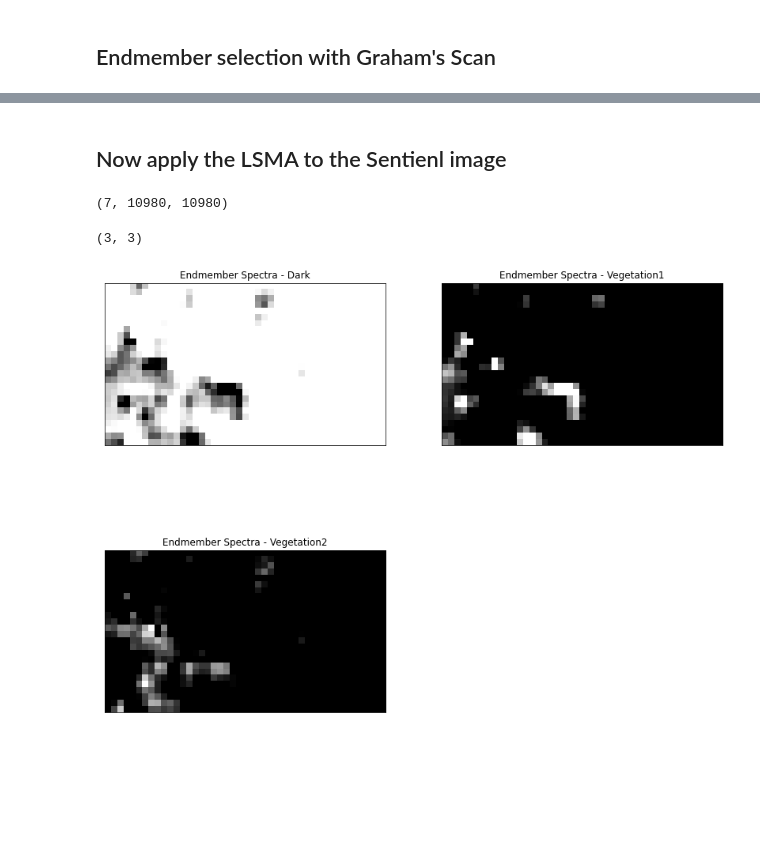
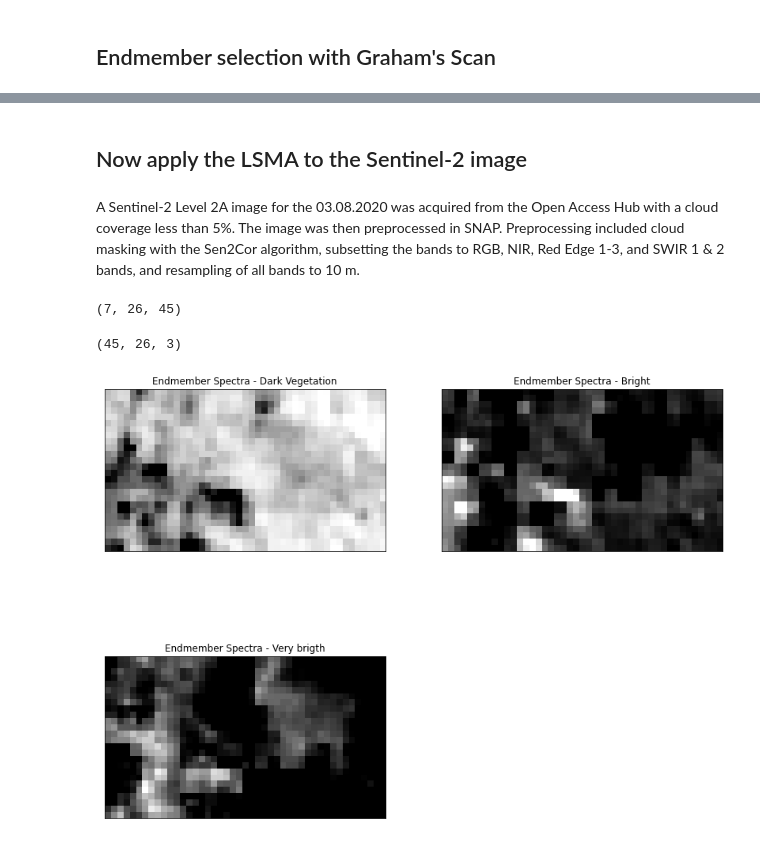
Before and after one commit to henriDierkes/SoftwareDev_Final, a Jupyter notebook: IntialTests.ipynb, the cells around one changed output, grey strips where cells are left out. Drawn from its saved outputs; the diff is of its cells as text; code cells hidden in the pictures; blank space fills up the shorter version.

```diff
--- a/IntialTests.ipynb
+++ b/IntialTests.ipynb
@@ -193,6 +208,6 @@ KeyboardInterrupt:
 # %%
 # load potential endmembers that were selected in QGIS
-with open('C:/Users/Henrike/SoftwareDev_Final/spectra2.json', 'r') as stream:
+with open('C:/Users/Henrike/Downloads/unmixing-master/unmixing-master/data/endmember.json', 'r') as stream:
     veg_pifs = json.load(stream)
 
 
@@ -210,6 +232,6 @@ endmember_coords = []
 for target in targets.keys():
     endmember_coords.extend(targets[target])
 
-# A known shade endmember
-shade_em = (684737.646655015530996, 9572833.687011148780584)
+# A known shade endmember derived from SNAP
+shade_em = (689549.735423172009178, 9538868.114587903022766)
 endmember_coords.append(shade_em)
@@ -228,0 +270,13 @@ ems, em_coords = endmembers_by_maximum_volume(hsi_post_mnf.T, hull_coords,
+# %%
+# Get the coordinate pairs that appeared in the convex hull
+hull_coords = [endmember_coords[i] for i in idx]
+
+# A follow-up search by maximum volume
+ems, em_coords = endmembers_by_maximum_volume(hsi_post_mnf.T, hull_coords,
+                                              shade_em, gt = gt, wkt = wkt)
+
+plt.close()
+vis_fs.plot_feature_space()
+
+vis_fs.plot_spectral_points(ems, fmt='r*')
+vis_fs.plot_2d_mixing_space(ems)
@@ -229,11 +288,13 @@ ems, em_coords = endmembers_by_maximum_volume(hsi_post_mnf.T, hull_coords,
 # %% [markdown]
-## Now apply the LSMA to the Sentienl image
+## Now apply the LSMA to the Sentinel-2 image
+# %% [markdown]
+A Sentinel-2 Level 2A image for the 03.08.2020 was acquired from the Open Access Hub with a cloud coverage less than 5%. The image was then preprocessed in SNAP. Preprocessing included cloud masking with the Sen2Cor algorithm, subsetting the bands to RGB, NIR, Red Edge 1-3, and SWIR 1 & 2 bands, and resampling of all bands to 10 m.
 # %%
 # laod image
-s2, gt, wkt = as_array('C:/Users/Henrike/SoftwareDev_Final/S2_20200803_full.tiff')
+s2, gt, wkt = as_array('C:/Users/Henrike/Downloads/unmixing-master/unmixing-master/data/S2_20200803.tiff')
 s2.shape
 # %% [output]
-(7, 10980, 10980)
+(7, 26, 45)
 # %%
 # reduce noise and dimensionality
 mnf = mnf_rotation(s2)
@@ -242,17 +303,17 @@ fcls_mapper = FCLSAbundanceMapper(mnf.T, gt, wkt, processes = 6)
 # apply fully contraint LSMA
 result = fcls_mapper.map_abundance(ems)
 # %%
-ems.shape
+result.shape
 # %% [output]
-(3, 3)
+(45, 26, 3)
 # %%
 fig = plt.figure(figsize = (14, 14))
 fig.subplots_adjust(hspace = -0.2)
-endmember_labels = ['Dark', 'Vegetation1', 'Vegetation2']
+endmember_labels = ['Dark Vegetation', 'Bright', 'Very brigth']
 for i in range(0, 3):
     ax = fig.add_subplot(221 + i, title = 'Endmember Spectra - %s' % endmember_labels[i])
     ax.imshow(result.T[i,...], cmap = cm.gray)
     ax.get_xaxis().set_visible(False)
     ax.get_yaxis().set_visible(False)
 # %% [output]
-[figure, old version]
+[figure, new version]
```
Also changed, not shown: parts of 30 cells of this notebook.
